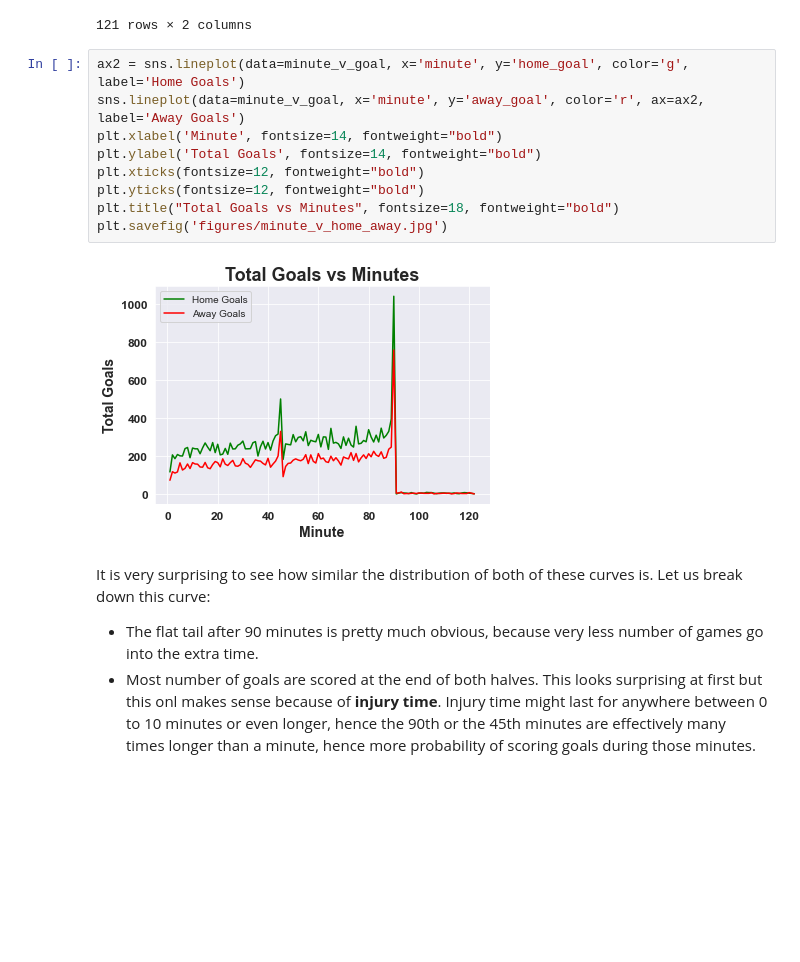
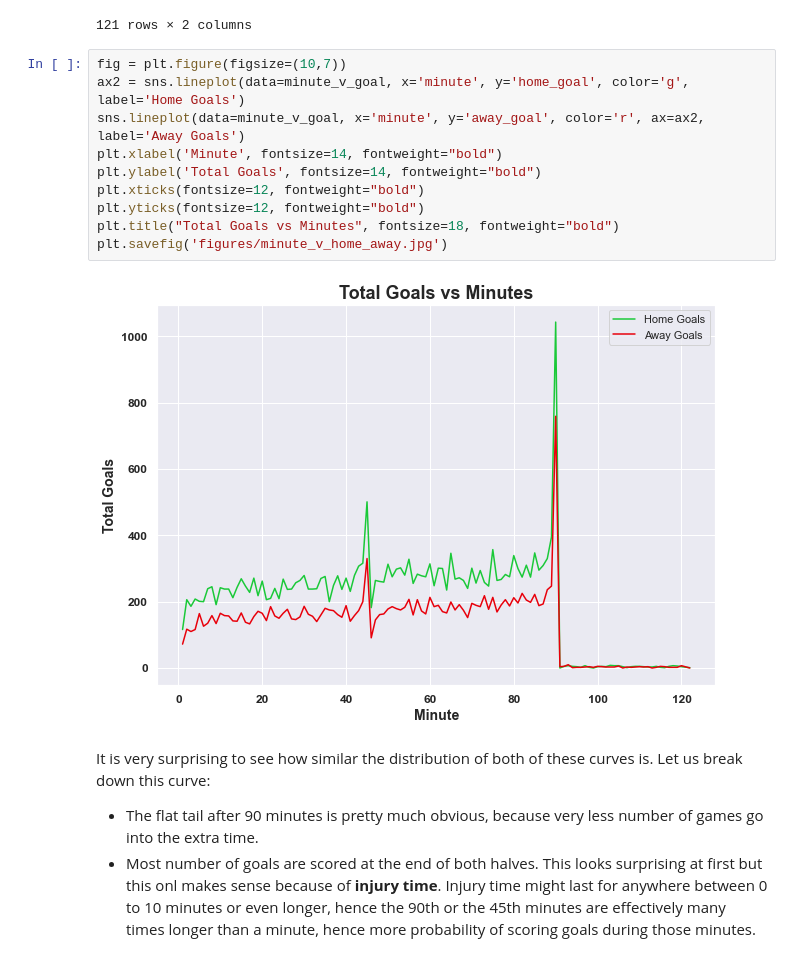
Before and after one commit to ryuukkk/football-data-analysis, a Jupyter notebook: DE_PROJECT.ipynb, the cells around one changed output. Drawn from its saved outputs; the diff is of its cells as text; blank space fills up the shorter version.

```diff
--- a/DE_PROJECT.ipynb
+++ b/DE_PROJECT.ipynb
@@ -263,16 +259,17 @@ minute_v_goal
 | 122.0 | 1 | 0 |
 121 rows × 2 columns
 # %%
+fig = plt.figure(figsize=(10,7))
 ax2 = sns.lineplot(data=minute_v_goal, x='minute', y='home_goal', color='g', label='Home Goals')
 sns.lineplot(data=minute_v_goal, x='minute', y='away_goal', color='r', ax=ax2, label='Away Goals')
 plt.xlabel('Minute', fontsize=14, fontweight="bold")
 plt.ylabel('Total Goals', fontsize=14, fontweight="bold")
 plt.xticks(fontsize=12, fontweight="bold")
 plt.yticks(fontsize=12, fontweight="bold")
 plt.title("Total Goals vs Minutes", fontsize=18, fontweight="bold")
 plt.savefig('figures/minute_v_home_away.jpg')
 # %% [output]
-[figure, old version]
+[figure, new version]
 # %% [markdown]
 It is very surprising to see how similar the distribution of both of these curves is. Let us break down this curve:
  * The flat tail after 90 minutes is pretty much obvious, because very less number of games go into the extra time.
```
Also changed, not shown: parts of 5 cells of this notebook.
